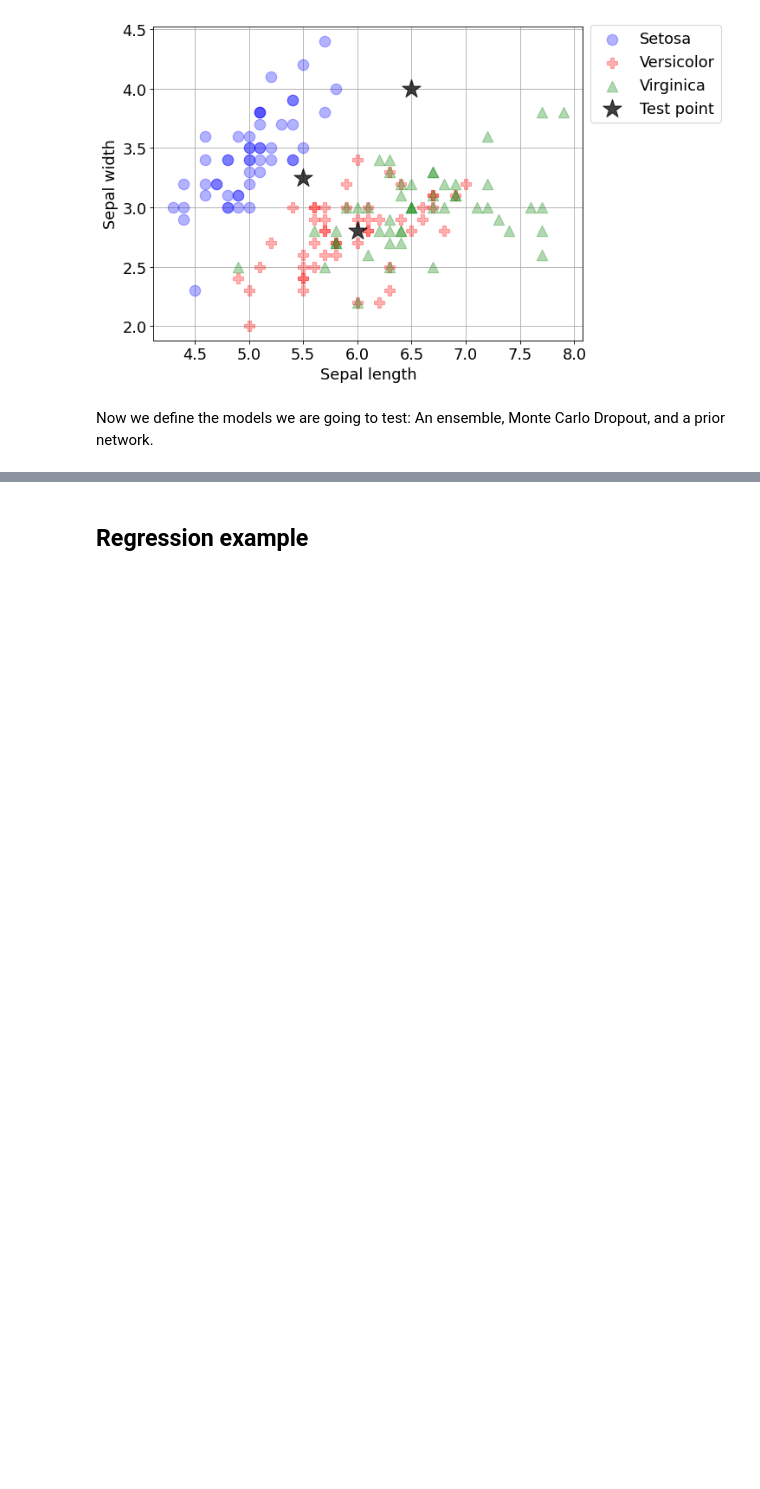
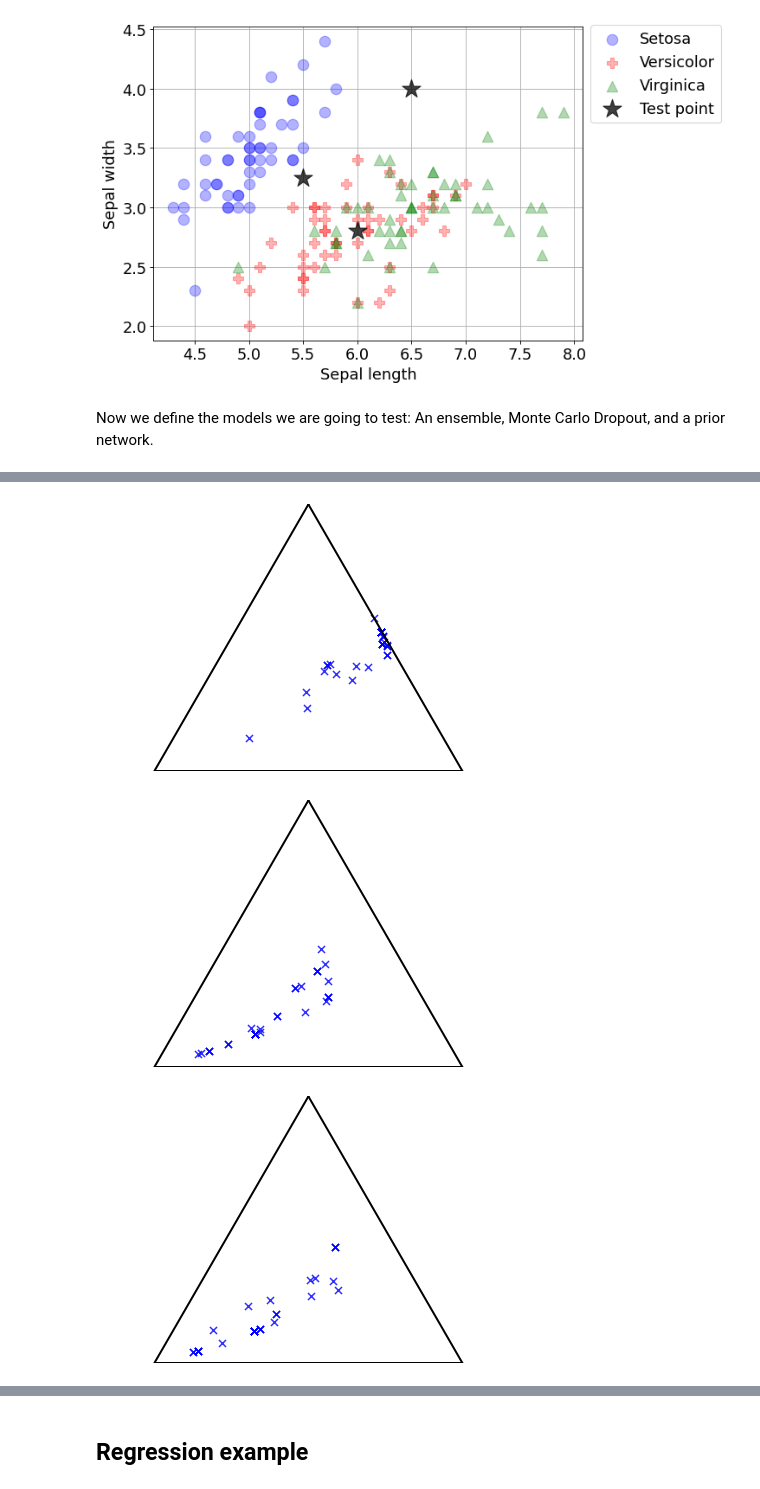
Before and after one commit to Kaleidophon/evidential-deep-learning-survey, a Jupyter notebook: example.ipynb, the cells around one changed output, grey strips where cells are left out. Drawn from its saved outputs; the diff is of its cells as text; code cells hidden in the pictures; blank space fills up the shorter version.

```diff
--- a/example.ipynb
+++ b/example.ipynb
@@ -447,0 +483,9 @@ tensor([2.5298, 1.4565, 1.9365], grad_fn=<AddBackward0>)
+# %%
+for i, point in enumerate([TEST_POINT1, TEST_POINT2, TEST_POINT3]):
+    preds_mcdropout = classification_mcdropout.get_predictions(torch.FloatTensor(point))
+    #print(preds_mcdropout.shape, preds_mcdropout)
+    plot_predictions(preds_mcdropout, save_path=f"{IMG_PATH}/mcdropout_classification_{i+1}.png")
+# %% [output]
+[figure, added]
+[figure, added]
+[figure, added]
```
Also changed, not shown: parts of 25 cells of this notebook, 12 other files.
